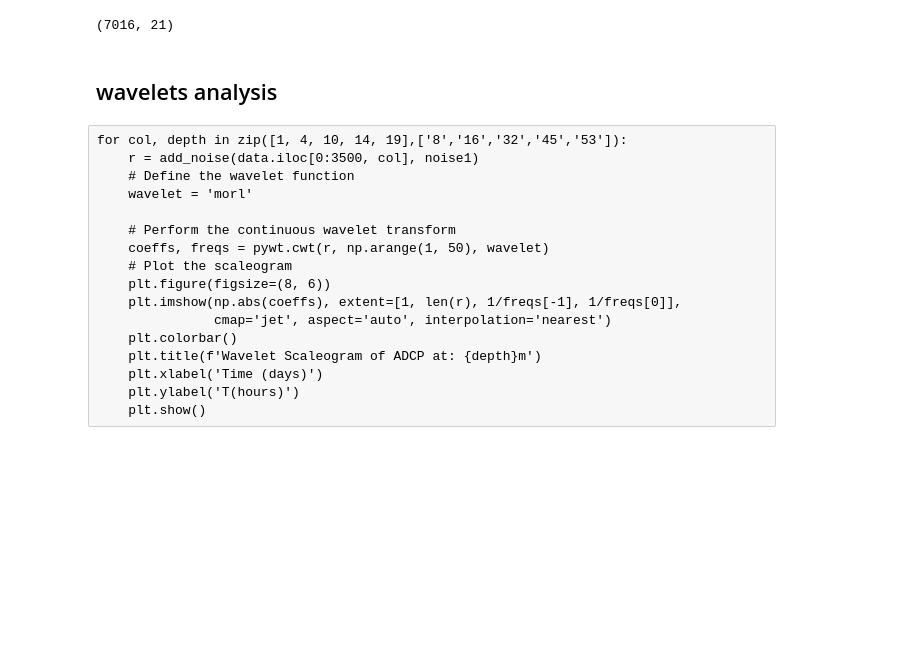
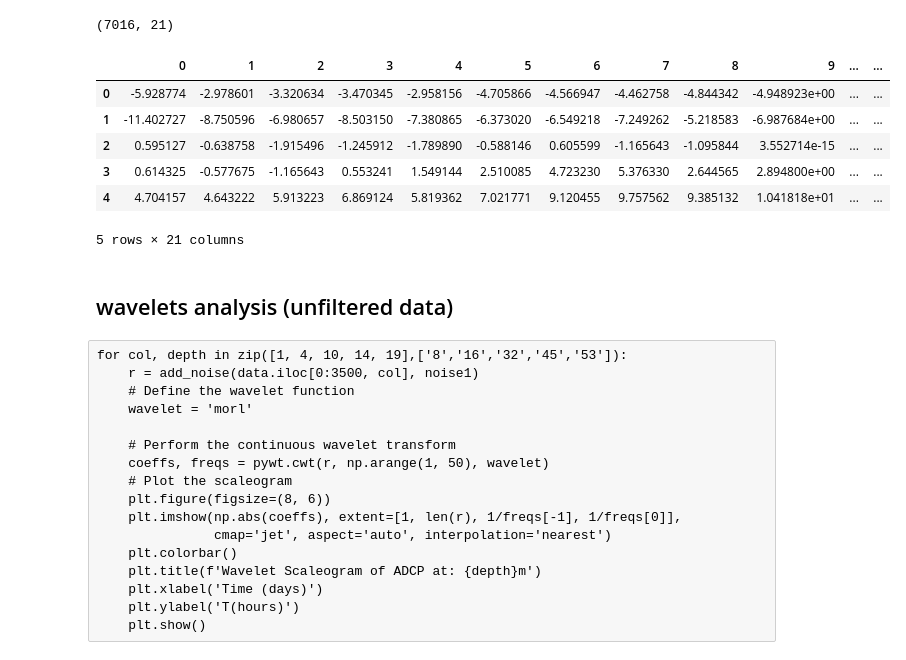
Before and after one commit to pythonistabr/pcce-wavelets, a Jupyter notebook: scripts/wavelets_and_PSD.ipynb, the cells around one changed output. Drawn from its saved outputs; the diff is of its cells as text; code cells hidden in the pictures; blank space fills up the shorter version.

```diff
--- a/scripts/wavelets_and_PSD.ipynb
+++ b/scripts/wavelets_and_PSD.ipynb
@@ -57,2 +53,12 @@ data.shape
 # %% [output]
 (7016, 21)
+# %%
+ul.head()
+# %% [output]
+|  | 0 | 1 | 2 | 3 | 4 | 5 | 6 | 7 | 8 | 9 | ... | ... |
+| 0 | -5.928774 | -2.978601 | -3.320634 | -3.470345 | -2.958156 | -4.705866 | -4.566947 | -4.462758 | -4.844342 | -4.948923e+00 | ... | ... |
+| 1 | -11.402727 | -8.750596 | -6.980657 | -8.503150 | -7.380865 | -6.373020 | -6.549218 | -7.249262 | -5.218583 | -6.987684e+00 | ... | ... |
+| 2 | 0.595127 | -0.638758 | -1.915496 | -1.245912 | -1.789890 | -0.588146 | 0.605599 | -1.165643 | -1.095844 | 3.552714e-15 | ... | ... |
+| 3 | 0.614325 | -0.577675 | -1.165643 | 0.553241 | 1.549144 | 2.510085 | 4.723230 | 5.376330 | 2.644565 | 2.894800e+00 | ... | ... |
+| 4 | 4.704157 | 4.643222 | 5.913223 | 6.869124 | 5.819362 | 7.021771 | 9.120455 | 9.757562 | 9.385132 | 1.041818e+01 | ... | ... |
+5 rows × 21 columns
@@ -59,5 +79,5 @@ data.shape
 # %% [markdown]
-## wavelets analysis
+## wavelets analysis (unfiltered data)
 # %% [raw]
 for col, depth in zip([1, 4, 10, 14, 19],['8','16','32','45','53']):
     r = add_noise(data.iloc[0:3500, col], noise1)
```
Also changed, not shown: parts of 16 cells of this notebook.
